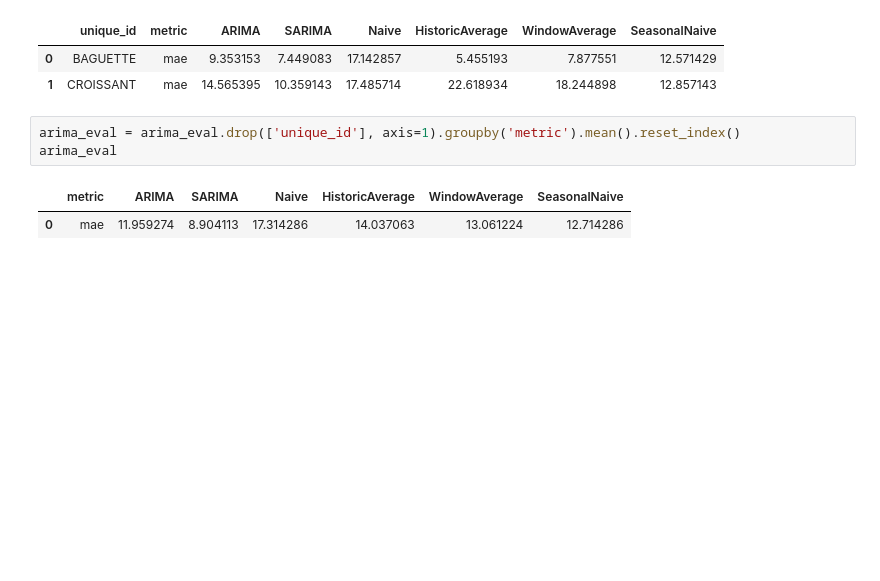
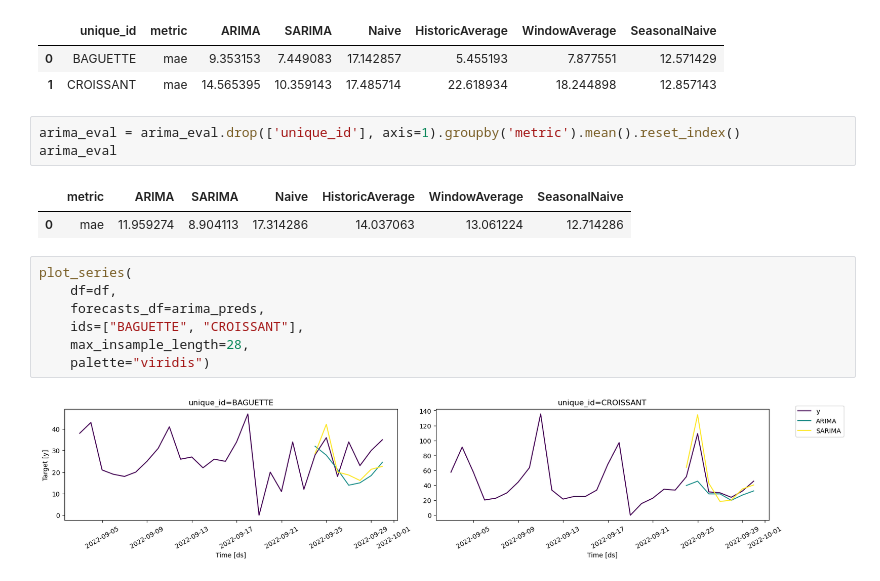
Before and after one commit to BMMUGOMBA/Time_Series, a Jupyter notebook: intro-freecodecamp.ipynb, the cells around one changed output. Drawn from its saved outputs; the diff is of its cells as text; blank space fills up the shorter version.

```diff
--- a/intro-freecodecamp.ipynb
+++ b/intro-freecodecamp.ipynb
@@ -190,3 +190,12 @@ arima_eval
 # %% [output]
 |  | metric | ARIMA | SARIMA | Naive | HistoricAverage | WindowAverage | SeasonalNaive |
 | 0 | mae | 11.959274 | 8.904113 | 17.314286 | 14.037063 | 13.061224 | 12.714286 |
+# %%
+plot_series(
+    df=df,
+    forecasts_df=arima_preds,
+    ids=["BAGUETTE", "CROISSANT"],
+    max_insample_length=28,
+    palette="viridis")
+# %% [output]
+[figure, added]
```
Also changed, not shown: parts of 7 cells of this notebook.
